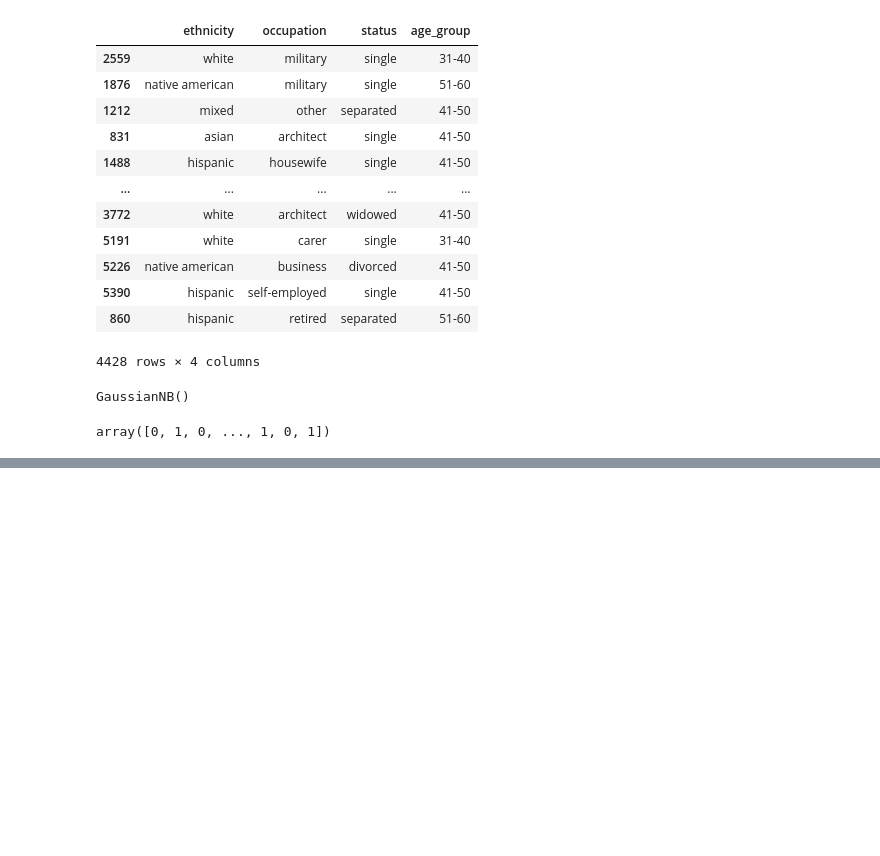
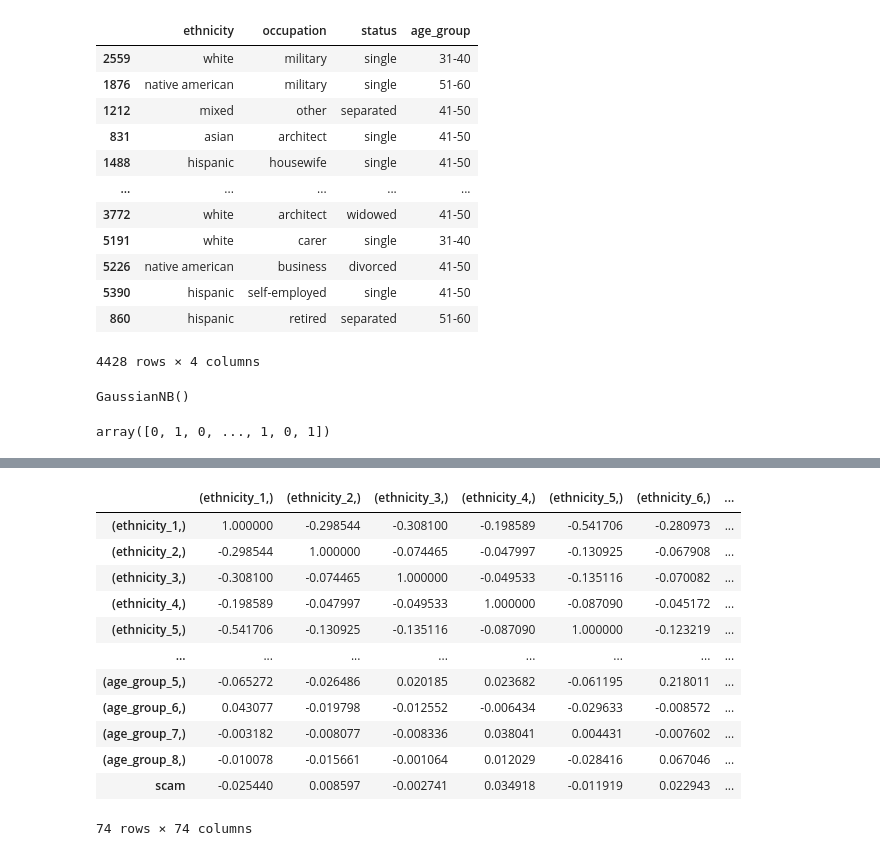
Before and after one commit to ben-dom393/DSA4263_Dating_Fraud, a Jupyter notebook: src/naive_bayes.ipynb, the cells around one changed output, grey strips where cells are left out. Saved outputs shown, nothing was run; the diff lists cells and outputs as text; code cells hidden in the pictures; blank space fills up the shorter version.

```diff
--- a/src/naive_bayes.ipynb
+++ b/src/naive_bayes.ipynb
@@ -171,0 +204,19 @@ Model accuracy score: 0.7951
+# %%
+Test=pd.concat([X_train, y_train], axis=1)
+# %%
+Test.corr()
+#sns.heatmap(Test.corr())
+# %% [output]
+|  | (ethnicity_1,) | (ethnicity_2,) | (ethnicity_3,) | (ethnicity_4,) | (ethnicity_5,) | (ethnicity_6,) | ... |
+| (ethnicity_1,) | 1.000000 | -0.298544 | -0.308100 | -0.198589 | -0.541706 | -0.280973 | ... |
+| (ethnicity_2,) | -0.298544 | 1.000000 | -0.074465 | -0.047997 | -0.130925 | -0.067908 | ... |
+| (ethnicity_3,) | -0.308100 | -0.074465 | 1.000000 | -0.049533 | -0.135116 | -0.070082 | ... |
+| (ethnicity_4,) | -0.198589 | -0.047997 | -0.049533 | 1.000000 | -0.087090 | -0.045172 | ... |
+| (ethnicity_5,) | -0.541706 | -0.130925 | -0.135116 | -0.087090 | 1.000000 | -0.123219 | ... |
+| ... | ... | ... | ... | ... | ... | ... | ... |
+| (age_group_5,) | -0.065272 | -0.026486 | 0.020185 | 0.023682 | -0.061195 | 0.218011 | ... |
+| (age_group_6,) | 0.043077 | -0.019798 | -0.012552 | -0.006434 | -0.029633 | -0.008572 | ... |
+| (age_group_7,) | -0.003182 | -0.008077 | -0.008336 | 0.038041 | 0.004431 | -0.007602 | ... |
+| (age_group_8,) | -0.010078 | -0.015661 | -0.001064 | 0.012029 | -0.028416 | 0.067046 | ... |
+| scam | -0.025440 | 0.008597 | -0.002741 | 0.034918 | -0.011919 | 0.022943 | ... |
+74 rows × 74 columns
```
Also changed, not shown: parts of 6 cells of this notebook.
